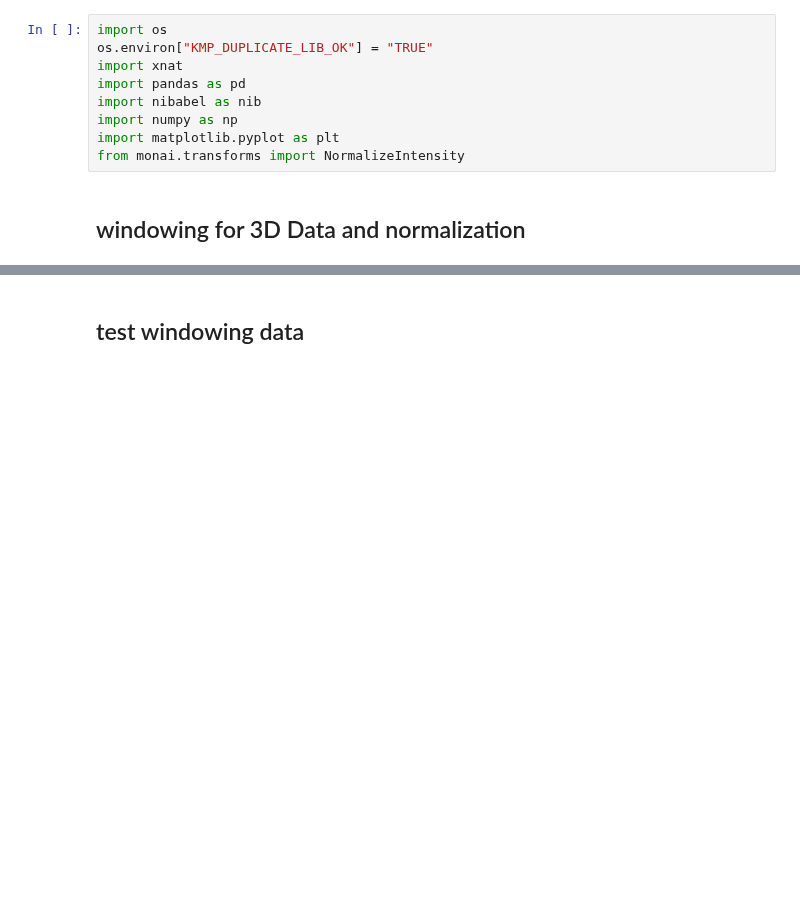
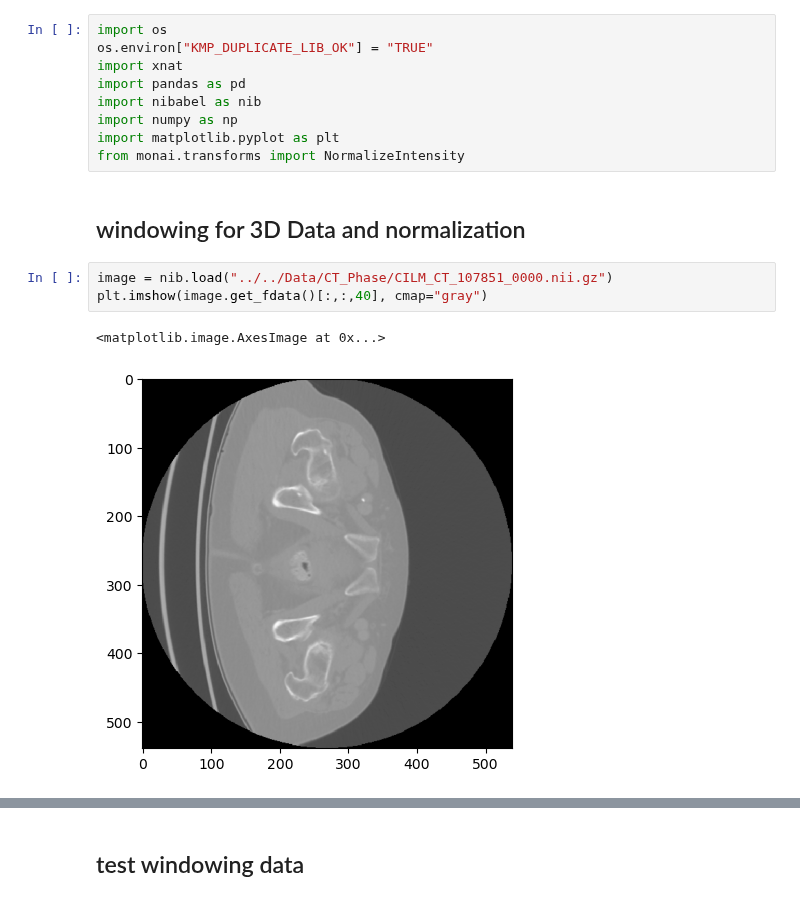
Before and after one commit to BaconDavid/CRLM_Internship_Project, a Jupyter notebook: Jupyter_Test/Data_stuff.ipynb, the cells around one changed output, grey strips where cells are left out. Cells and saved outputs as stored; diff of their text form; blank space fills up the shorter version.

```diff
--- a/Jupyter_Test/Data_stuff.ipynb
+++ b/Jupyter_Test/Data_stuff.ipynb
@@ -11,6 +11,12 @@ import matplotlib.pyplot as plt
 from monai.transforms import NormalizeIntensity
 # %% [markdown]
 ## windowing for 3D Data and normalization
+# %%
+image = nib.load("../../Data/CT_Phase/CILM_CT_107851_0000.nii.gz")
+plt.imshow(image.get_fdata()[:,:,40], cmap="gray")
+# %% [output]
+<matplotlib.image.AxesImage at 0x...>
+[figure, added]
 # %%
 def apply_window_to_volume(batched_volumes, window_center, window_width):
     """
```
Also changed, not shown: parts of 7 cells of this notebook, 2 other files.
